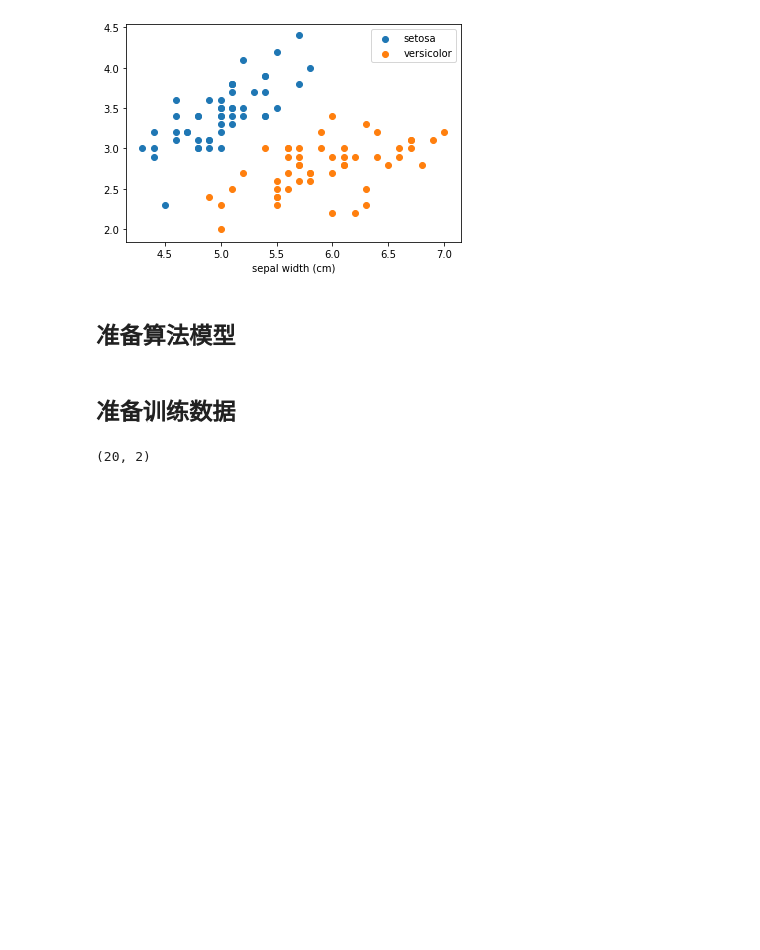
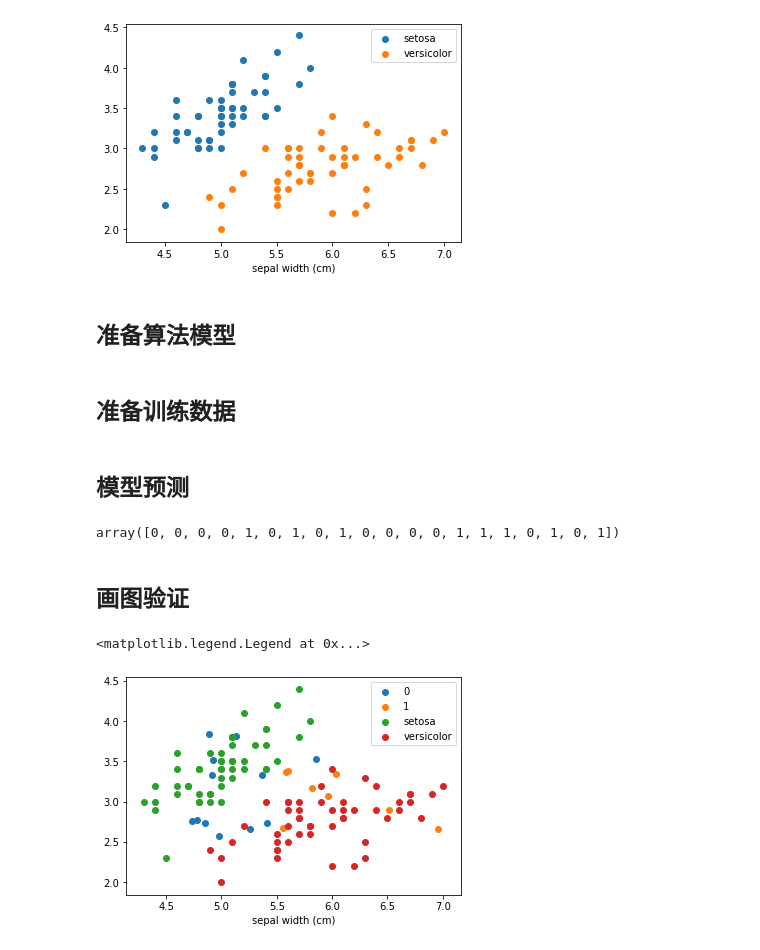
Before and after one commit to zonnin/statistical-learning, a Jupyter notebook: 第04章 朴素贝叶斯法/第04章 朴素贝叶斯法.ipynb, the cells around one changed output. Saved outputs shown, nothing was run; the diff lists cells and outputs as text; code cells hidden in the pictures; blank space fills up the shorter version.

```diff
--- a/第04章 朴素贝叶斯法/第04章 朴素贝叶斯法.ipynb
+++ b/第04章 朴素贝叶斯法/第04章 朴素贝叶斯法.ipynb
@@ -117,14 +119,3 @@ plt.legend()
 [figure]
 # %% [markdown]
 ## 准备算法模型
-# %%
-class Model():
-    def __init__(self):
-        self.bias = 0
-
-    def fit(self, X_train, y_train):
-        self.X = X_train
-        self.y = y_train
-
-    def predict(self, X_test):
-        pass
@@ -136,6 +158,30 @@ X_train = iris_df[iris_df.label.isin([0,1])][sepal_features].values
 y_train = iris_df[iris_df.label.isin([0,1])]['label'].values
 # %%
 X_pred = np.random.rand(20, 2) * [2.5, 1.5] + [4.5, 2.5]
-X_pred.shape
-# %% [output]
-(20, 2)
+# %% [markdown]
+## 模型预测
+# %%
+model = Model()
+model.fit(X_train, y_train)
+y_pred = model.predict(X_pred)
+y_pred
+# %% [output]
+array([0, 0, 0, 0, 1, 0, 1, 0, 1, 0, 0, 0, 0, 1, 1, 1, 0, 1, 0, 1])
+# %% [markdown]
+## 画图验证
+# %%
+sepal_features = ['sepal length (cm)','sepal width (cm)']
+setosa = iris_df[iris_df.label == 0][sepal_features]
+versicolor = iris_df[iris_df.label == 1][sepal_features]
+
+plt.scatter(X_pred[y_pred==0][:,0], X_pred[y_pred==0][:,1], label='0')
+plt.scatter(X_pred[y_pred==1][:,0], X_pred[y_pred==1][:,1], label='1')
+
+plt.scatter(setosa.values[:,0], setosa.values[:,1], label='setosa')
+plt.scatter(versicolor.values[:,0], versicolor.values[:,1], label='versicolor')
+plt.xlabel(sepal_features[0])
+plt.xlabel(sepal_features[1])
+plt.legend()
+# %% [output]
+<matplotlib.legend.Legend at 0x...>
+[figure, added]
```
Also changed, not shown: parts of 3 cells of this notebook, 1 other file.
